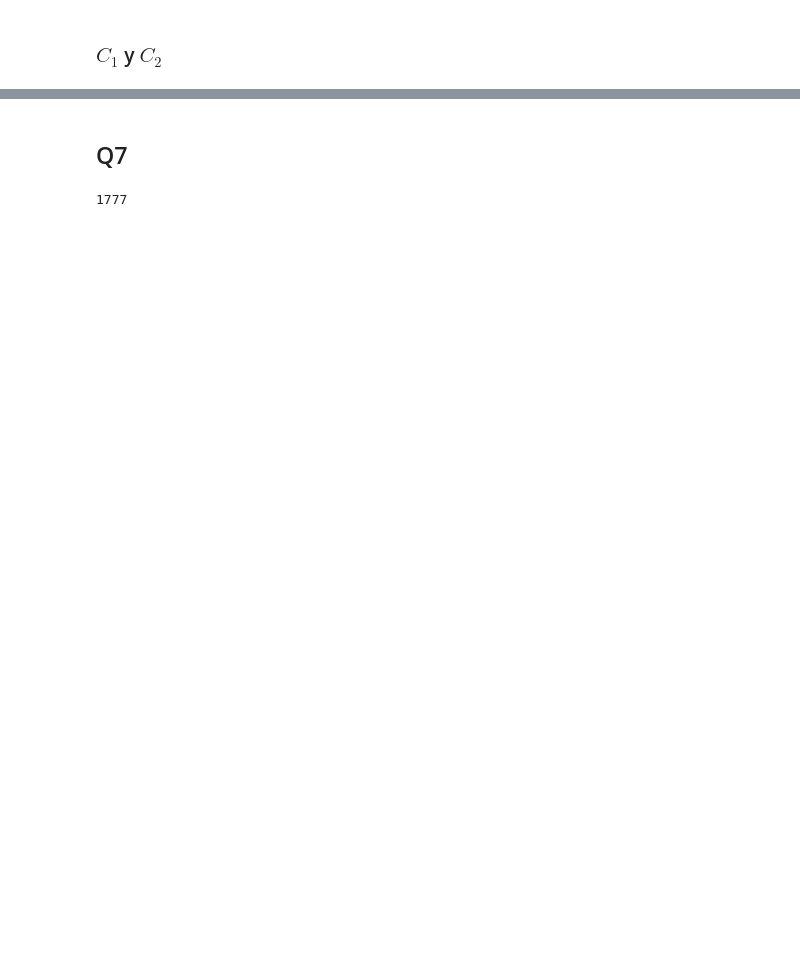
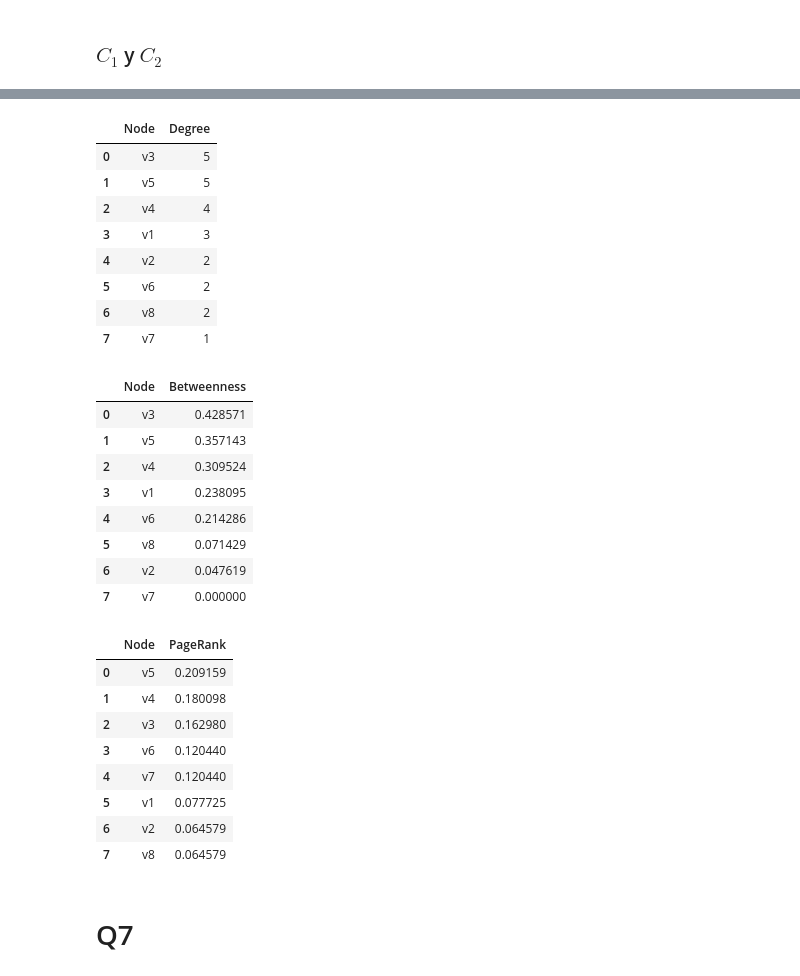
Before and after one commit to danieldamc/redes-complejas, a Jupyter notebook: Assignment_2/assignment_2.ipynb, the cells around one changed output, grey strips where cells are left out. Drawn from its saved outputs; the diff is of its cells as text; code cells hidden in the pictures; blank space fills up the shorter version.

```diff
--- a/Assignment_2/assignment_2.ipynb
+++ b/Assignment_2/assignment_2.ipynb
@@ -625,5 +492,41 @@ plt.show()
+# %%
+import pandas as pd
+degree_df = pd.DataFrame(sorted(degree_dict.items(), key=lambda x: x[1], reverse=True), columns=['Node', 'Degree'])
+betweenness_df = pd.DataFrame(sorted(betweenness_dict.items(), key=lambda x: x[1], reverse=True), columns=['Node', 'Betweenness'])
+pagerank_df = pd.DataFrame(sorted(pagerank_dict.items(), key=lambda x: x[1], reverse=True), columns=['Node', 'PageRank'])
+display(degree_df)
+display(betweenness_df)
+display(pagerank_df)
+# %% [output]
+|  | Node | Degree |
+| 0 | v3 | 5 |
+| 1 | v5 | 5 |
+| 2 | v4 | 4 |
+| 3 | v1 | 3 |
+| 4 | v2 | 2 |
+| 5 | v6 | 2 |
+| 6 | v8 | 2 |
+| 7 | v7 | 1 |
+|  | Node | Betweenness |
+| 0 | v3 | 0.428571 |
+| 1 | v5 | 0.357143 |
+| 2 | v4 | 0.309524 |
+| 3 | v1 | 0.238095 |
+| 4 | v6 | 0.214286 |
+| 5 | v8 | 0.071429 |
+| 6 | v2 | 0.047619 |
+| 7 | v7 | 0.000000 |
+|  | Node | PageRank |
+| 0 | v5 | 0.209159 |
+| 1 | v4 | 0.180098 |
+| 2 | v3 | 0.162980 |
+| 3 | v6 | 0.120440 |
+| 4 | v7 | 0.120440 |
+| 5 | v1 | 0.077725 |
+| 6 | v2 | 0.064579 |
+| 7 | v8 | 0.064579 |
 # %% [markdown]
-## Q7
+# Q7
 # %%
 import networkx as nx
 
@@ -634,7 +533,0 @@ if scientometrics_graph.is_directed():
-# %%
-triangles = nx.triangles(scientometrics_graph)
-
-total_triangles = sum(triangles.values()) // 3
-print(total_triangles)
-# %% [output]
-1777
```
Also changed, not shown: parts of 53 cells of this notebook, 2 other files.
